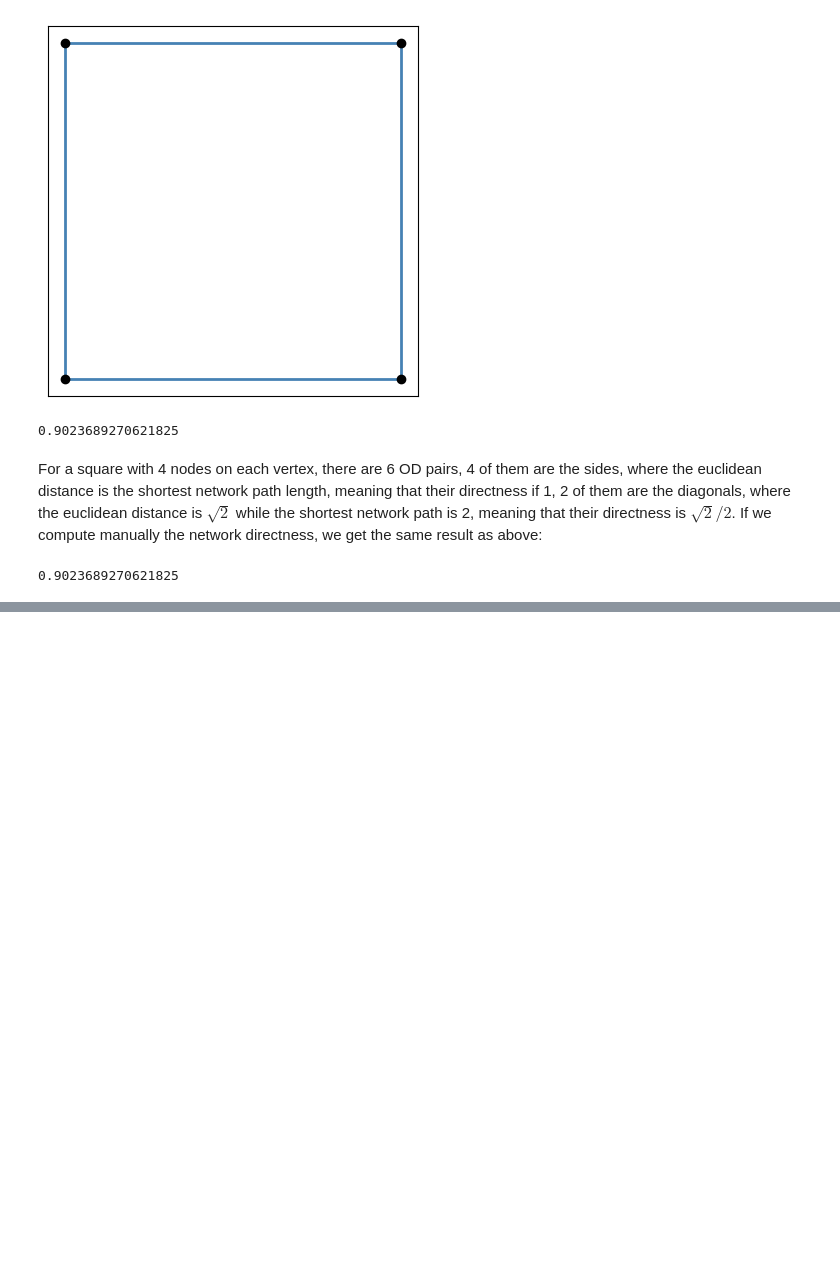
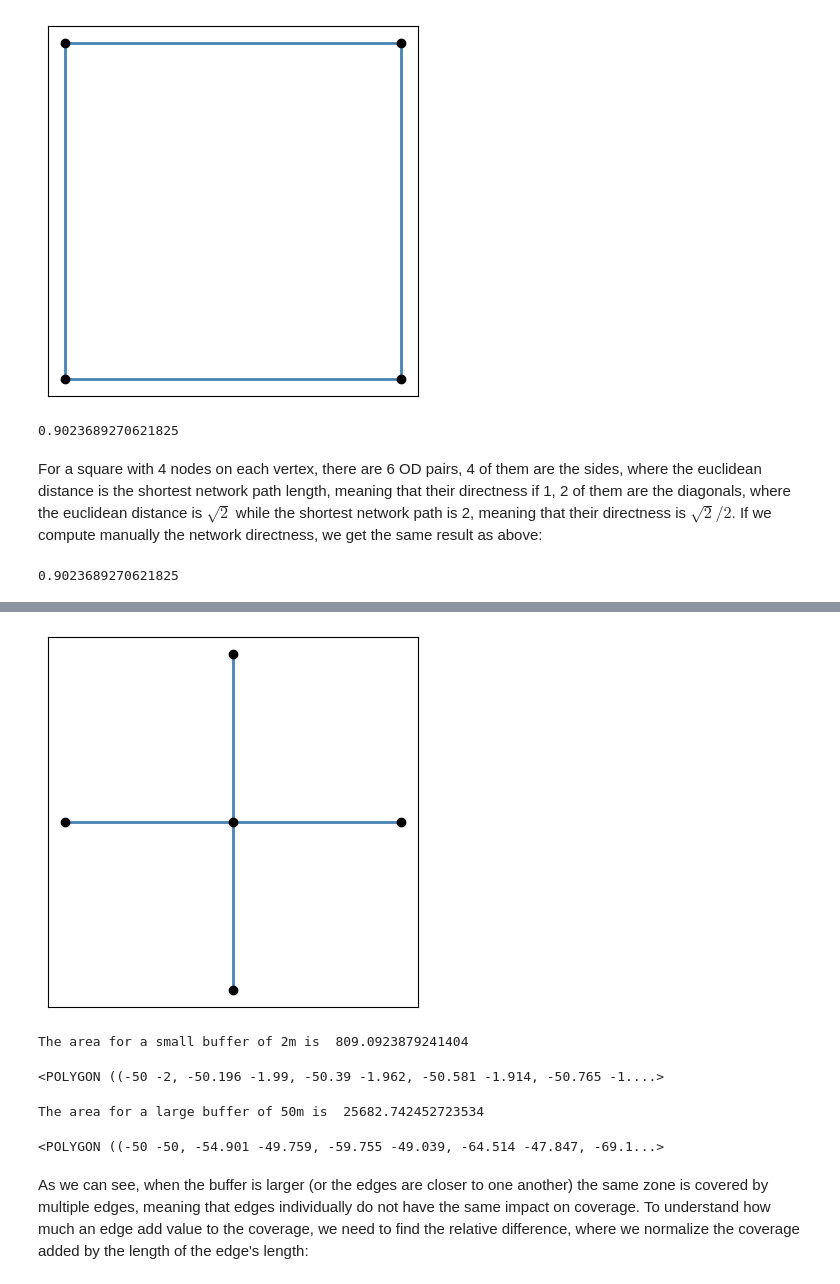
Before and after one commit to csebastiao/orderbike, a Jupyter notebook: notebooks/makeover.ipynb, the cells around one changed output, grey strips where cells are left out. Drawn from its saved outputs; the diff is of its cells as text; code cells hidden in the pictures; blank space fills up the shorter version.

```diff
--- a/notebooks/makeover.ipynb
+++ b/notebooks/makeover.ipynb
@@ -82,0 +90,22 @@ For a square with 4 nodes on each vertex, there are 6 OD pairs, 4 of them are th
+# %%
+G = create_graph.create_radial_graph()
+utgut.plot_graph(G)
+# %% [output]
+[figure, added]
+# %%
+geom = [G.edges[edge]["geometry"] for edge in G.edges]
+cov_small_buffer = shapely.unary_union(geom).buffer(2)
+print("The area for a small buffer of 2m is ", cov_small_buffer.area)
+cov_small_buffer
+# %% [output]
+The area for a small buffer of 2m is  809.0923879241404
+<POLYGON ((-50 -2, -50.196 -1.99, -50.39 -1.962, -50.581 -1.914, -50.765 -1....>
+# %%
+cov_large_buffer = shapely.unary_union(geom).buffer(50)
+print("The area for a large buffer of 50m is ", cov_large_buffer.area)
+cov_large_buffer
+# %% [output]
+The area for a large buffer of 50m is  25682.742452723534
+<POLYGON ((-50 -50, -54.901 -49.759, -59.755 -49.039, -64.514 -47.847, -69.1...>
+# %% [markdown]
+As we can see, when the buffer is larger (or the edges are closer to one another) the same zone is covered by multiple edges, meaning that edges individually do not have the same impact on coverage. To understand how much an edge add value to the coverage, we need to find the relative difference, where we normalize the coverage added by the length of the edge's length:
```
Also changed, not shown: parts of 40 cells of this notebook, 5 other files.
